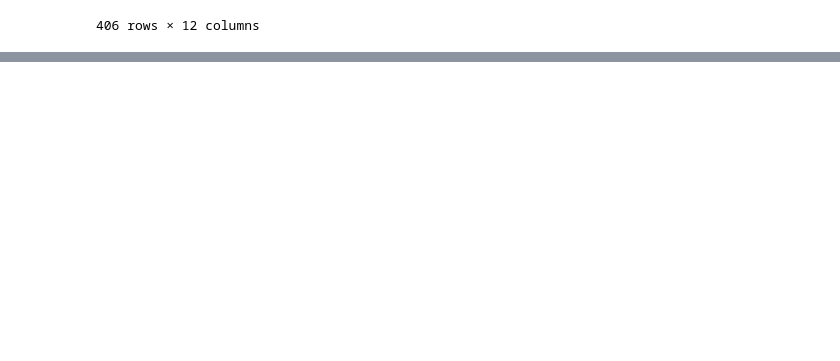
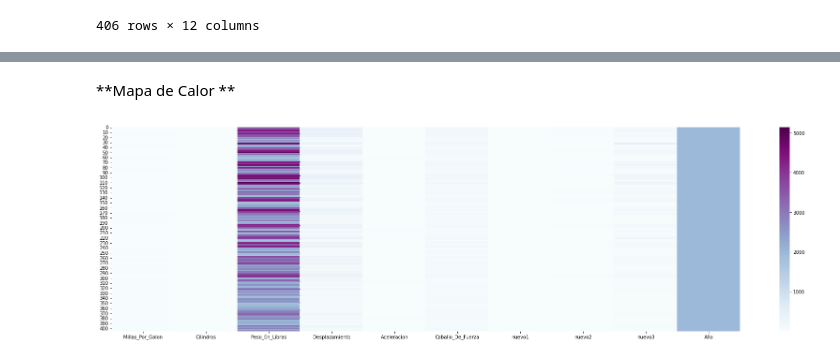
Before and after one commit to amoreano/PROYECTO1_CD, a Jupyter notebook: Proyecto2.ipynb, the cells around one changed output, grey strips where cells are left out. Saved outputs shown, nothing was run; the diff lists cells and outputs as text; code cells hidden in the pictures; blank space fills up the shorter version.

```diff
--- a/Proyecto2.ipynb
+++ b/Proyecto2.ipynb
@@ -246,0 +316,4 @@ SyntaxError: ignored
+# %%
+#Data numérica
+RiesgoNum=df.loc[:,["Millas_Por_Galon","Cilindros","Peso_En_Libras","Desplazamiento","Aceleracion","Caballo_De_Fuerza","nuevo1","nuevo2","nuevo3","Año"]]
+RiesgoNum.head(8)
@@ -246,0 +402,9 @@ SyntaxError: ignored
+# %% [markdown]
+**Mapa de Calor **
+# %%
+plt.figure(figsize=(30,8))
+mapa1=sns.heatmap(RiesgoNum,cmap="BuPu")
+figure=mapa1.get_figure()
+figure.savefig("mapa1.png",dpi=800)
+# %% [output]
+[figure, added]
```
Also changed, not shown: parts of 24 cells of this notebook.
